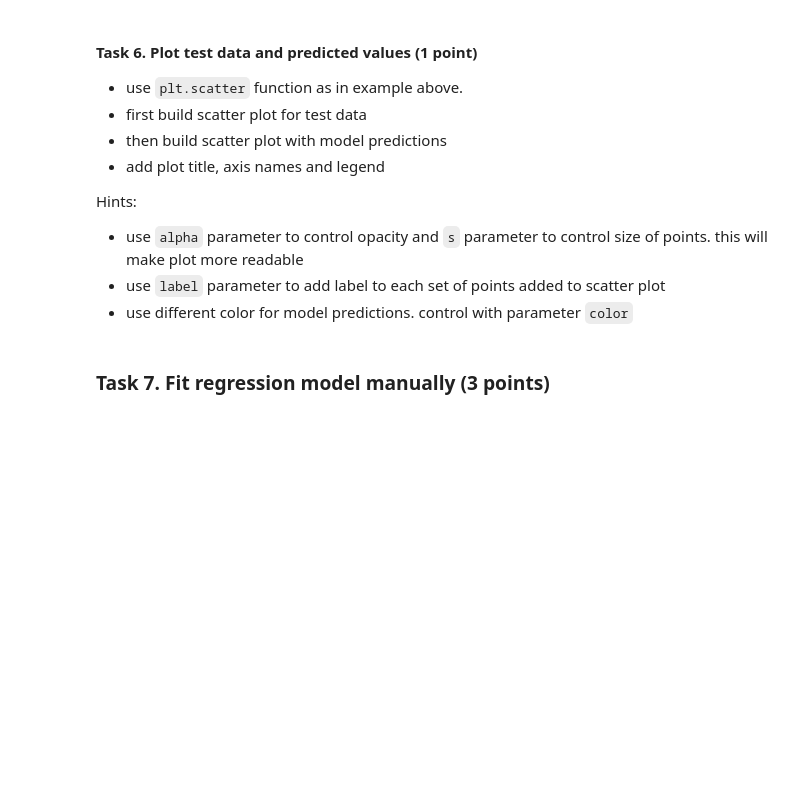
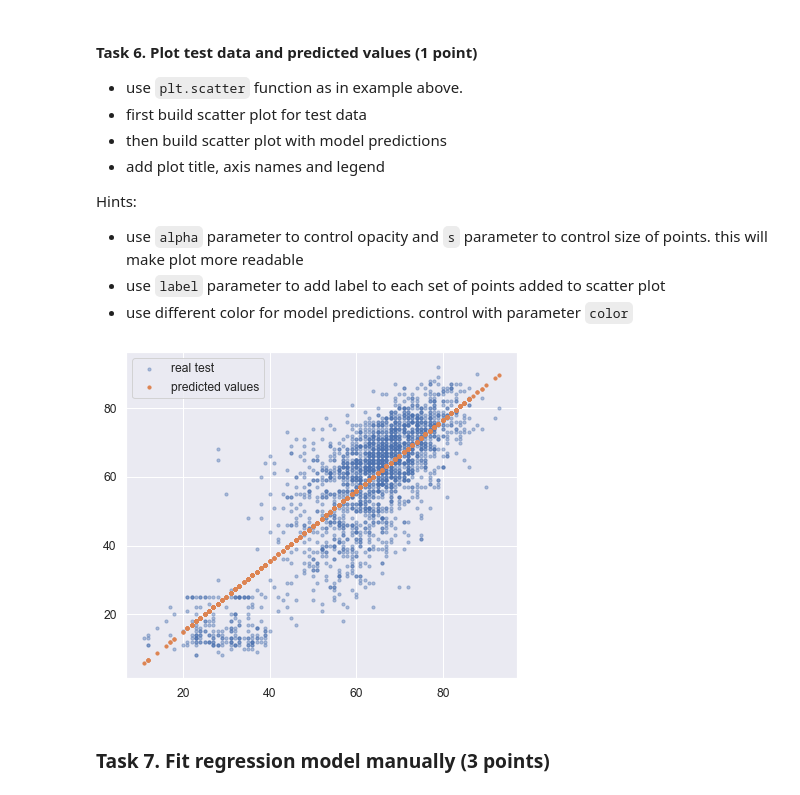
Before and after one commit to kremenevskiy/ml-intro, a Jupyter notebook: 3_linear_regression/linear_regression.ipynb, the cells around one changed output. Cells and saved outputs as stored; diff of their text form; code cells hidden in the pictures; blank space fills up the shorter version.

```diff
--- a/3_linear_regression/linear_regression.ipynb
+++ b/3_linear_regression/linear_regression.ipynb
@@ -199,7 +220,8 @@ df.duplicated('id').value_counts()
 # %%
 # # your code here
 
-# df['...'] = ...
-# df.drop(...)
+df['last_date'] = df.groupby('id')['date'].transform('max')
+df.drop(df[df['last_date'] != df['date']].index, inplace=True)
+df.drop('last_date', axis=1, inplace=True)
 
 print(df.shape)
@@ -220,7 +268,7 @@ df.isna().sum(axis=1).value_counts()
 # %% [markdown]
 #### Task 2. Drop rows that contain NaNs (1 point)
 # %%
-# your code here
+df.dropna(axis=1, inplace=True)
 # %%
 assert df.isna().sum().sum() == 0
 # %% [markdown]
@@ -515,9 +654,11 @@ Hints:
 * use different color for model predictions. control with parameter `color`
 # %%
 # # your code here
-# plt.scatter(...)
-# plt.scatter(...)
-# plt.legend(...);  # adds legend to a plot
+plt.scatter(x_test, y_test, label='real test', s=10, alpha=0.4)
+plt.scatter(x_test, model_preds, label='predicted values', s=10)
+plt.legend();  # adds legend to a plot
+# %% [output]
+[figure, added]
 # %% [markdown]
 ### Task 7.  Fit regression model manually (3 points)
 # %% [markdown]
```
Also changed, not shown: parts of 31 cells of this notebook.
